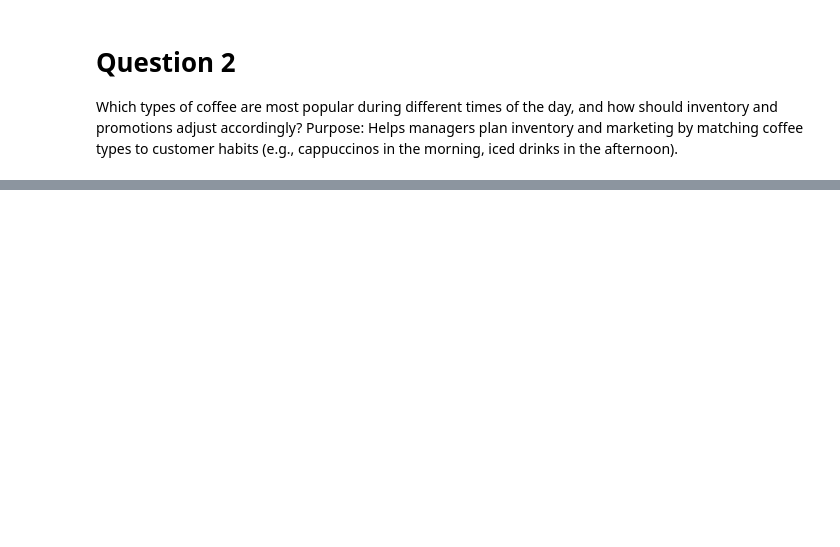
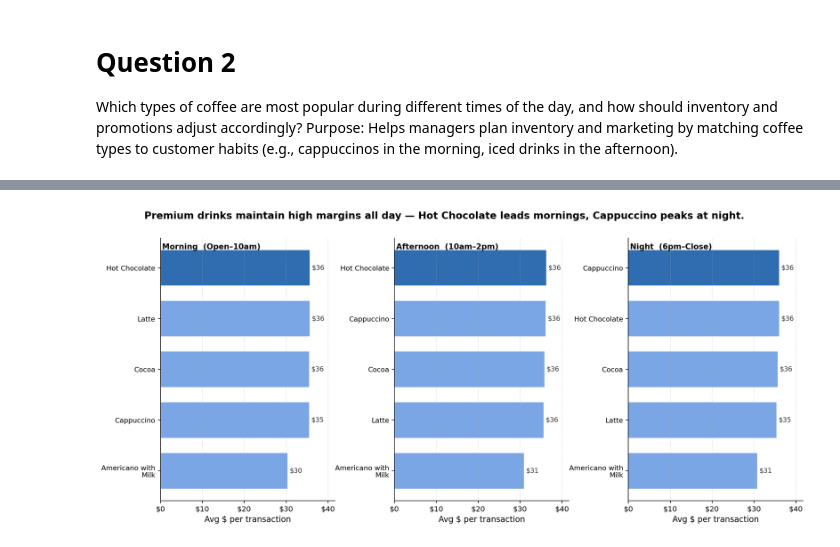
Before and after one commit to visheshgupta19/Memo-Assignment, a Jupyter notebook: memo.ipynb, the cells around one changed output, grey strips where cells are left out. Saved outputs shown, nothing was run; the diff lists cells and outputs as text; code cells hidden in the pictures; blank space fills up the shorter version.

```diff
--- a/memo.ipynb
+++ b/memo.ipynb
@@ -376,0 +530,92 @@ plt.show()
+# %%
+# ===========================================
+# Q2 — Average ticket by product & daypart
+# ===========================================
+import textwrap
+import numpy as np
+import pandas as pd
+import matplotlib.pyplot as plt
+from matplotlib.ticker import FuncFormatter
+
+# --- formatting helpers ---
+CURRENCY = FuncFormatter(lambda x, p: f"${x:,.0f}")
+DAYPART_ORDER = ["Morning", "Afternoon", "Night"]
+DAYPART_DESC  = {"Morning": "Open–10am", "Afternoon": "10am–2pm", "Night": "6pm–Close"}
+TOP_PER_DP    = 5
+HILITE_COLOR  = "#2F6DB0"
+BAR_COLOR     = "#7AA6E6"
+
+def wrap_name(s, width=12, max_lines=2):
+    """Wrap long product names to avoid y-axis crowding"""
+    if not isinstance(s, str):
+        return s
+    wrapped = textwrap.wrap(s, width=width)
+    if len(wrapped) > max_lines:
+        wrapped = wrapped[:max_lines]
+        wrapped[-1] = wrapped[-1].rstrip(".") + "…"
+    return "\n".join(wrapped)
+
+# --- aggregate: transactions & revenue, then compute average ticket ---
+tx  = df.groupby(["Time_of_Day", "coffee_name"]).size().rename("tx").reset_index()
+rev = df.groupby(["Time_of_Day", "coffee_name"])["money"].sum().rename("rev").reset_index()
+avg = tx.merge(rev, on=["Time_of_Day", "coffee_name"])
+avg["avg_ticket"]   = avg["rev"] / avg["tx"]
+avg["Time_of_Day"]  = pd.Categorical(avg["Time_of_Day"], categories=DAYPART_ORDER, ordered=True)
+
+# --- compute overall scale for x-axis ---
+x_limit = avg["avg_ticket"].max() * 1.15
+
+# --- create plot ---
+fig, axes = plt.subplots(1, 3, figsize=(14.2, 6.4), dpi=180, gridspec_kw={"wspace": 0.34})
+
+# ✅ Active title (Manager-focused)
+fig.suptitle(
+    "Premium drinks maintain high margins all day — Hot Chocolate leads mornings, Cappuccino peaks at night.",
+    fontsize=13.5, weight="bold", y=0.98
+)
+
+# --- plot for each daypart ---
+for i, dp in enumerate(DAYPART_ORDER):
+    ax = axes[i]
+    d = avg[avg["Time_of_Day"] == dp].copy()
+
+    if d.empty:
+        ax.set_axis_off()
+        ax.text(0.5, 0.5, f"No data for {dp}", ha="center", va="center")
+        continue
+
+    # pick top-N items for clarity
+    d = d.sort_values("avg_ticket", ascending=False).head(TOP_PER_DP)
+    d = d.sort_values("avg_ticket", ascending=True)  # for barh orientation
+
+    y = np.arange(len(d))
+    colors = [BAR_COLOR] * len(d)
+    colors[-1] = HILITE_COLOR  # highlight the top bar
+
+    # wider spacing between bars
+    ax.barh(y, d["avg_ticket"].values, color=colors, height=0.7)
+
+    # annotate values at end of bars
+    for yi, v in zip(y, d["avg_ticket"].values):
+        ax.text(v + x_limit * 0.012, yi, f"${v:,.0f}", va="center", fontsize=9, color="#333")
+
+    # format y-axis labels neatly
+    ax.set_yticks(y)
+    ax.set_yticklabels([wrap_name(n, width=14, max_lines=2) for n in d["coffee_name"]],
+                       fontsize=9.5, linespacing=1.1)
+
+    ax.set_xlim(0, x_limit)
+    ax.set_xlabel("Avg $ per transaction", fontsize=11)
+    ax.text(0.01, 0.98, f"{dp}  ({DAYPART_DESC.get(dp, '')})",
+            transform=ax.transAxes, ha="left", va="top", fontsize=10.5, weight="bold")
+
+    # tidy up visuals
+    ax.xaxis.set_major_formatter(CURRENCY)
+    ax.grid(axis="x", linestyle="--", alpha=0.3)
+    ax.spines["top"].set_visible(False)
+    ax.spines["right"].set_visible(False)
+
+plt.subplots_adjust(left=0.12, right=0.98, top=0.90, bottom=0.12)
+plt.show()
+# %% [output]
+[figure, added]
```
Also changed, not shown: parts of 11 cells of this notebook.
